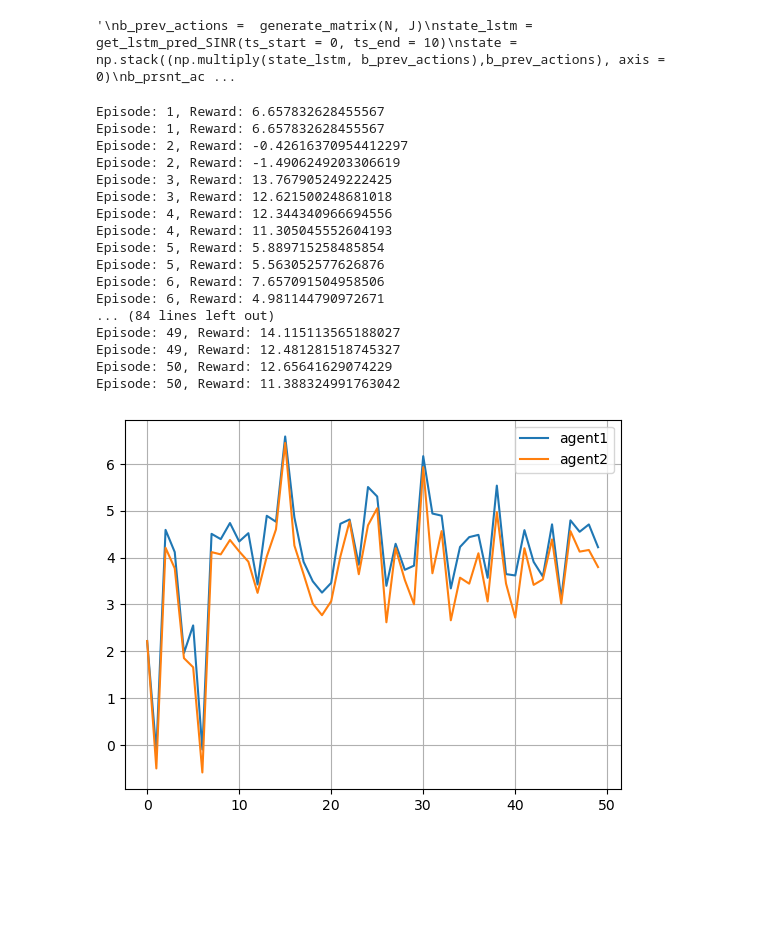
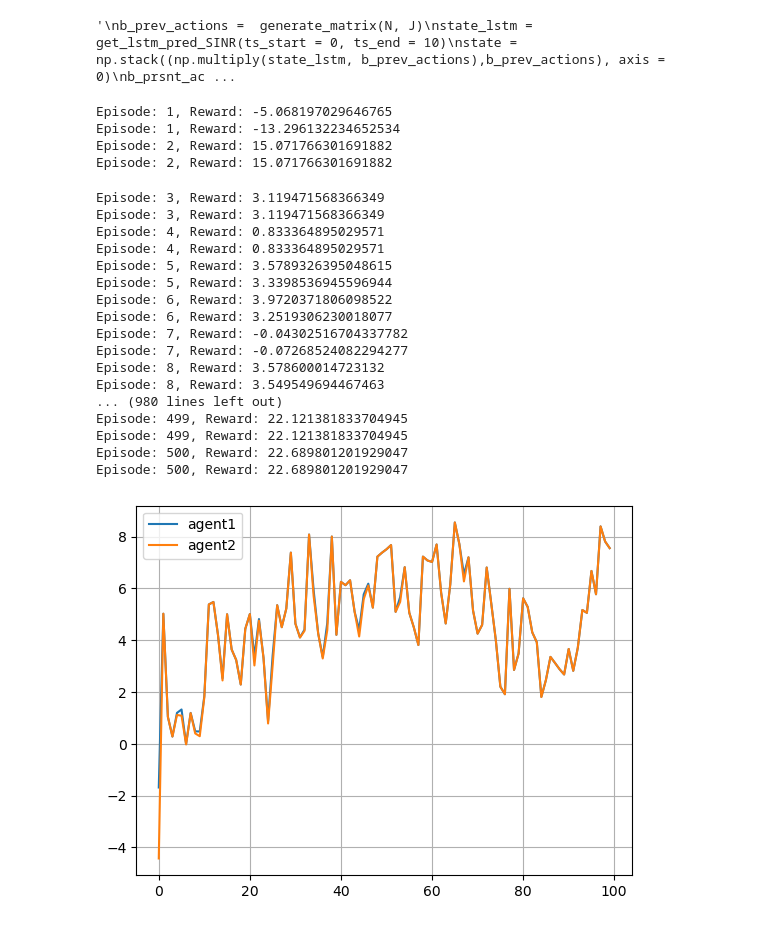
Before and after one commit to ashvinsrini/base-codes, a Jupyter notebook: X_subnets_MADRL/two_agents_example.ipynb, the cells around one changed output. Cells and saved outputs as stored; diff of their text form; code cells hidden in the pictures; blank space fills up the shorter version.

```diff
--- a/X_subnets_MADRL/two_agents_example.ipynb
+++ b/X_subnets_MADRL/two_agents_example.ipynb
@@ -81,12 +81,12 @@ model = LSTMModel(input_dim, hidden_dim, output_dim, num_layers).to(device)
 #model = LSTMModel()  # Initialize your model with the required parameters
 
 # Load the saved state dictionary
-model.load_state_dict(torch.load('LSTM_state_dict.pth'))
+model.load_state_dict(torch.load('LSTM_state_dict_50k.pth'))
 # %% [output]
 <All keys matched successfully>
 # %%
-Ts = 10000
+Ts = 50000
 environ = env(Ts = Ts, N = N, M = M, J= J )
-alltime_fast_fading_gains = environ.fast_fading_channel_coefficients()
+alltime_fast_fading_gains, ff_gains = environ.fast_fading_channel_coefficients()
 TxRxds = environ.compute_TxRX()
 alltime_PathGains = environ.large_scale_fading_channel_coefficients(TxRxds)
@@ -239,7 +248,7 @@ replay_buffer = ReplayBuffer()
 replay_buffer2 = ReplayBuffer()
 
 #train_agents(env, agent1, agent2, replay_buffer)
-episodes=50
+episodes=500
 batch_size=128
 
 ts_counter = 0
@@ -318,30 +327,34 @@ for episode in range(episodes):
         epi_rewards.append(episode_reward/256)
         epi_rewards2.append(episode_reward2/256)
 # %% [output]
-Episode: 1, Reward: 6.657832628455567
-Episode: 1, Reward: 6.657832628455567
-Episode: 2, Reward: -0.42616370954412297
-Episode: 2, Reward: -1.4906249203306619
-Episode: 3, Reward: 13.767905249222425
-Episode: 3, Reward: 12.621500248681018
-Episode: 4, Reward: 12.344340966694556
-Episode: 4, Reward: 11.305045552604193
-Episode: 5, Reward: 5.889715258485854
-Episode: 5, Reward: 5.563052577626876
-Episode: 6, Reward: 7.657091504958506
-Episode: 6, Reward: 4.981144790972671
-... (84 lines left out)
-Episode: 49, Reward: 14.115113565188027
-Episode: 49, Reward: 12.481281518745327
-Episode: 50, Reward: 12.65641629074229
-Episode: 50, Reward: 11.388324991763042
+Episode: 1, Reward: -5.068197029646765
+Episode: 1, Reward: -13.296132234652534
+Episode: 2, Reward: 15.071766301691882
+Episode: 2, Reward: 15.071766301691882
+Episode: 3, Reward: 3.119471568366349
+Episode: 3, Reward: 3.119471568366349
+Episode: 4, Reward: 0.833364895029571
+Episode: 4, Reward: 0.833364895029571
+Episode: 5, Reward: 3.5789326395048615
+Episode: 5, Reward: 3.3398536945596944
+Episode: 6, Reward: 3.9720371806098522
+Episode: 6, Reward: 3.2519306230018077
+Episode: 7, Reward: -0.04302516704337782
+Episode: 7, Reward: -0.07268524082294277
+Episode: 8, Reward: 3.578600014723132
+Episode: 8, Reward: 3.549549694467463
+... (980 lines left out)
+Episode: 499, Reward: 22.121381833704945
+Episode: 499, Reward: 22.121381833704945
+Episode: 500, Reward: 22.689801201929047
+Episode: 500, Reward: 22.689801201929047
 # %%
-plt.plot(np.array(epi_rewards)/J, label = 'agent1')
-plt.plot(np.array(epi_rewards2)/J, label = 'agent2')
+plt.plot(np.array(epi_rewards)[0:100]/J, label = 'agent1')
+plt.plot(np.array(epi_rewards2)[0:100]/J, label = 'agent2')
 plt.legend()
 plt.grid()
 # %% [output]
-[figure, old version]
+[figure, new version]
 # %%
 p_o =  1e-5
 #rewards = np.array(epi_rewards)/J
```
Also changed, not shown: parts of 3 cells of this notebook, 3 other files.
